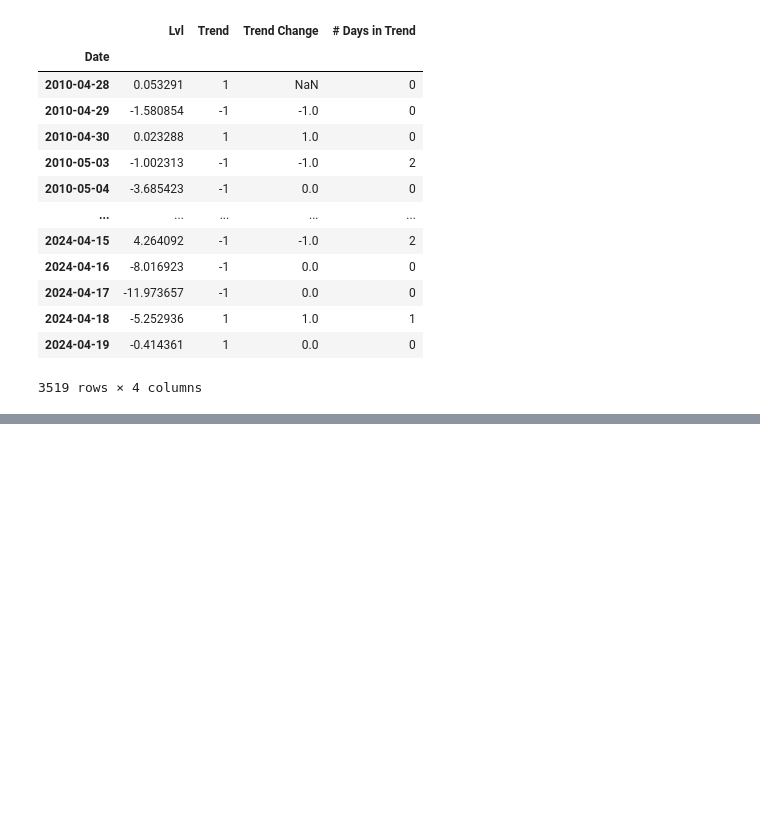
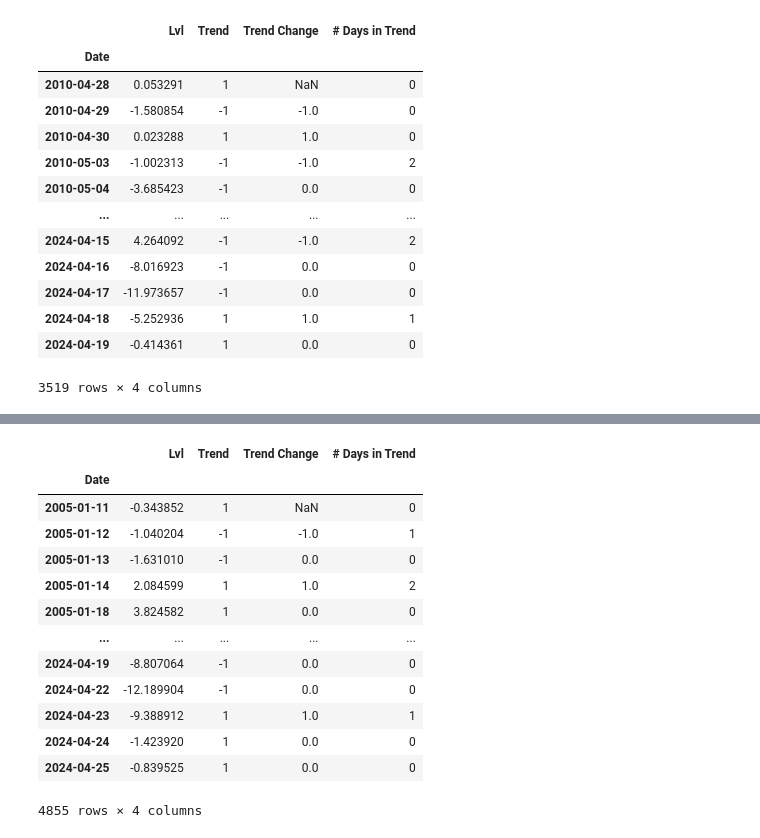
Before and after one commit to eduardo-contreras-dominguez/Quantitative-Finance, a Jupyter notebook: Indicators/Momentum/Multi_Spectral_RSI_Divergence_Test.ipynb, the cells around one changed output, grey strips where cells are left out. Saved outputs shown, nothing was run; the diff lists cells and outputs as text; code cells hidden in the pictures; blank space fills up the shorter version.

```diff
--- a/Indicators/Momentum/Multi_Spectral_RSI_Divergence_Test.ipynb
+++ b/Indicators/Momentum/Multi_Spectral_RSI_Divergence_Test.ipynb
@@ -34,8 +34,8 @@ OUT SAMPLE SHARPE:  0.15597083410115592
 OUT OF SAMPLE LONG SHARPE 0.22514546717947478
 OUT OF SAMPLE SHORT SHARPE 0.002140611540199406
 # %%
-M = MS_RSI_DIVERGENCE("COPX", "2005-01-01")
-M.compute_divergence(5, 10,40,5)
+M = MS_RSI_DIVERGENCE("NVDA", "2005-01-01")
+M.compute_divergence(5, 10,20,5)
 M.compute_profits(entry_level=5, trend_confirmation_days=1)
 # %% [output]
 [*********************100%%**********************]  1 of 1 completed
@@ -94,0 +193,17 @@ longs
+# %%
+M.indicator["Open"]
+# %% [output]
+|  | Lvl | Trend | Trend Change | # Days in Trend |
+| Date |  |  |  |  |
+| 2005-01-11 | -0.343852 | 1 | NaN | 0 |
+| 2005-01-12 | -1.040204 | -1 | -1.0 | 1 |
+| 2005-01-13 | -1.631010 | -1 | 0.0 | 0 |
+| 2005-01-14 | 2.084599 | 1 | 1.0 | 2 |
+| 2005-01-18 | 3.824582 | 1 | 0.0 | 0 |
+| ... | ... | ... | ... | ... |
+| 2024-04-19 | -8.807064 | -1 | 0.0 | 0 |
+| 2024-04-22 | -12.189904 | -1 | 0.0 | 0 |
+| 2024-04-23 | -9.388912 | 1 | 1.0 | 1 |
+| 2024-04-24 | -1.423920 | 1 | 0.0 | 0 |
+| 2024-04-25 | -0.839525 | 1 | 0.0 | 0 |
+4855 rows × 4 columns
```
Also changed, not shown: parts of 8 cells of this notebook, 1 other file.
